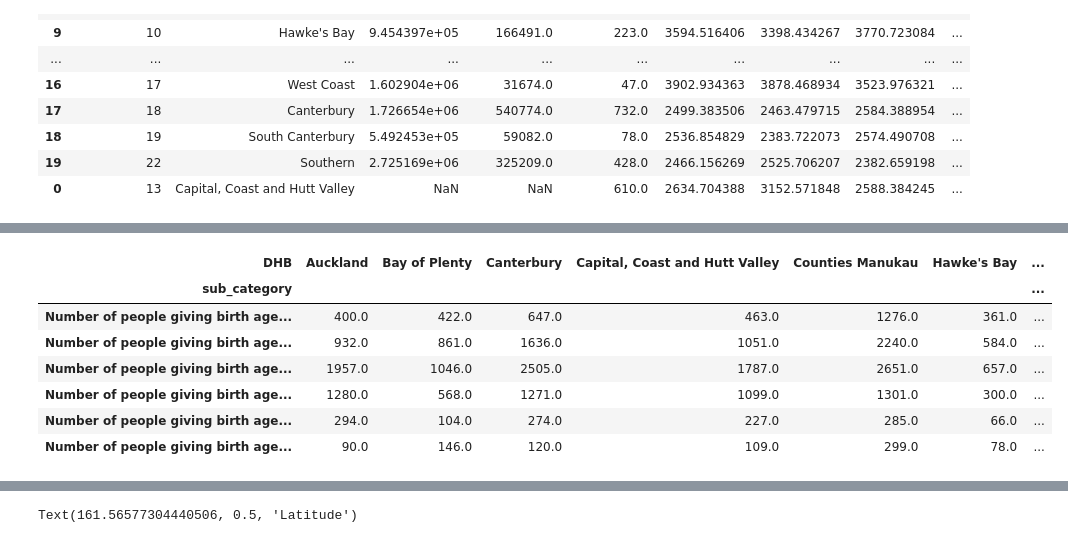
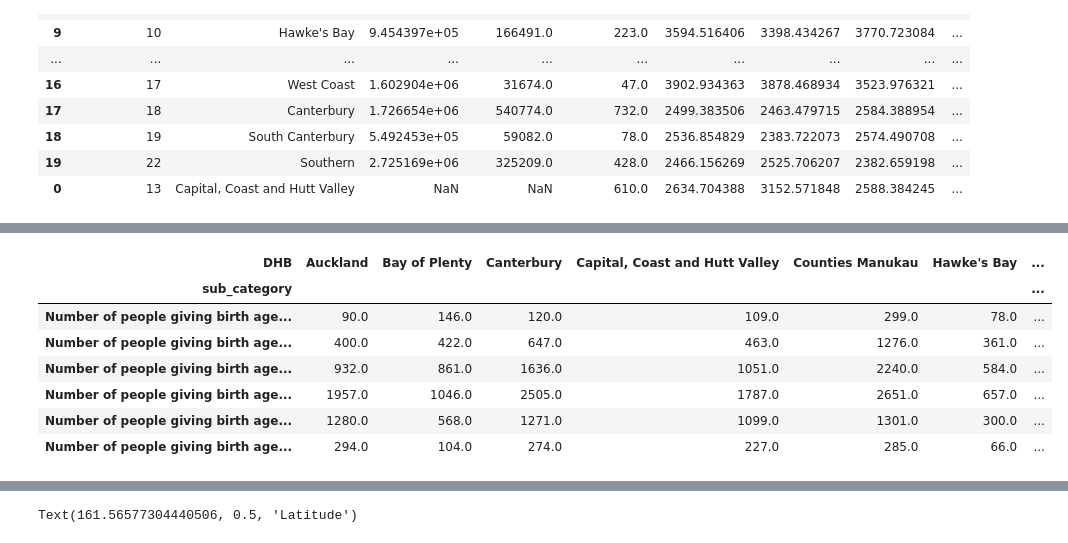
Before and after one commit to UoA-eResearch/healthpoint, a Jupyter notebook: ECP.ipynb, the cells around one changed output, grey strips where cells are left out. Cells and saved outputs as stored; diff of their text form; code cells hidden in the pictures.

```diff
--- a/ECP.ipynb
+++ b/ECP.ipynb
@@ -406,24 +406,32 @@ average_dep_by_DHB
 # %%
 births_by_DHB = pd.read_csv("WGB_DHB_table.csv")
 births_by_DHB = births_by_DHB[(births_by_DHB.birth_year == 2022) & (births_by_DHB.category == "agegrp1") & (births_by_DHB.sub_category != "total") & (births_by_DHB.DHB != "Unknown")]
 merged_data = pd.DataFrame({"DHB": "Capital, Coast and Hutt Valley", "number": births_by_DHB[births_by_DHB.DHB.isin(["Capital & Coast", "Hutt Valley"])].groupby("sub_category").number.sum()}).reset_index()
 births_by_DHB = pd.concat((births_by_DHB[~births_by_DHB.DHB.isin(["Capital & Coast", "Hutt Valley"])], merged_data), axis=0)
 births_by_DHB.DHB = births_by_DHB.DHB.replace({
   "Tairawhiti": "Tairāwhiti",
   "Waitemata": "Waitematā",
 })
 births_by_DHB = births_by_DHB.pivot_table(index="sub_category", columns="DHB", values="number")
 births_by_DHB.index = "Number of people giving birth aged " + births_by_DHB.index
+births_by_DHB = births_by_DHB.loc[[
+       'Number of people giving birth aged <20',
+       'Number of people giving birth aged 20-24',
+       'Number of people giving birth aged 25-29',
+       'Number of people giving birth aged 30-34',
+       'Number of people giving birth aged 35-39',
+       'Number of people giving birth aged 40+'
+]]
 births_by_DHB
 # %% [output]
 | DHB | Auckland | Bay of Plenty | Canterbury | Capital, Coast and Hutt Valley | Counties Manukau | Hawke's Bay | ... |
 | sub_category |  |  |  |  |  |  | ... |
+| Number of people giving birth age... | 90.0 | 146.0 | 120.0 | 109.0 | 299.0 | 78.0 | ... |
 | Number of people giving birth age... | 400.0 | 422.0 | 647.0 | 463.0 | 1276.0 | 361.0 | ... |
 | Number of people giving birth age... | 932.0 | 861.0 | 1636.0 | 1051.0 | 2240.0 | 584.0 | ... |
 | Number of people giving birth age... | 1957.0 | 1046.0 | 2505.0 | 1787.0 | 2651.0 | 657.0 | ... |
 | Number of people giving birth age... | 1280.0 | 568.0 | 1271.0 | 1099.0 | 1301.0 | 300.0 | ... |
 | Number of people giving birth age... | 294.0 | 104.0 | 274.0 | 227.0 | 285.0 | 66.0 | ... |
-| Number of people giving birth age... | 90.0 | 146.0 | 120.0 | 109.0 | 299.0 | 78.0 | ... |
 # %%
 results = pd.concat([depot_by_DHB, openHoursStats, ECP, distance_time_stats, pop_by_dhb, sex_by_DHB, average_dep_by_DHB, births_by_DHB])
 results.to_excel("results.xlsx", index=True)
```
Also changed, not shown: parts of 3 cells of this notebook, 1 other file.
